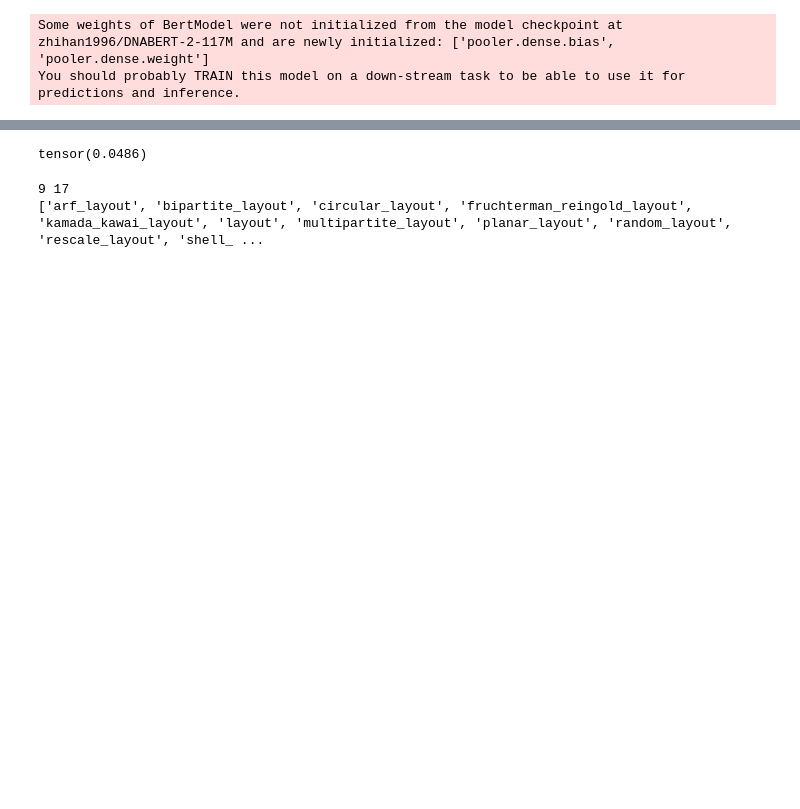
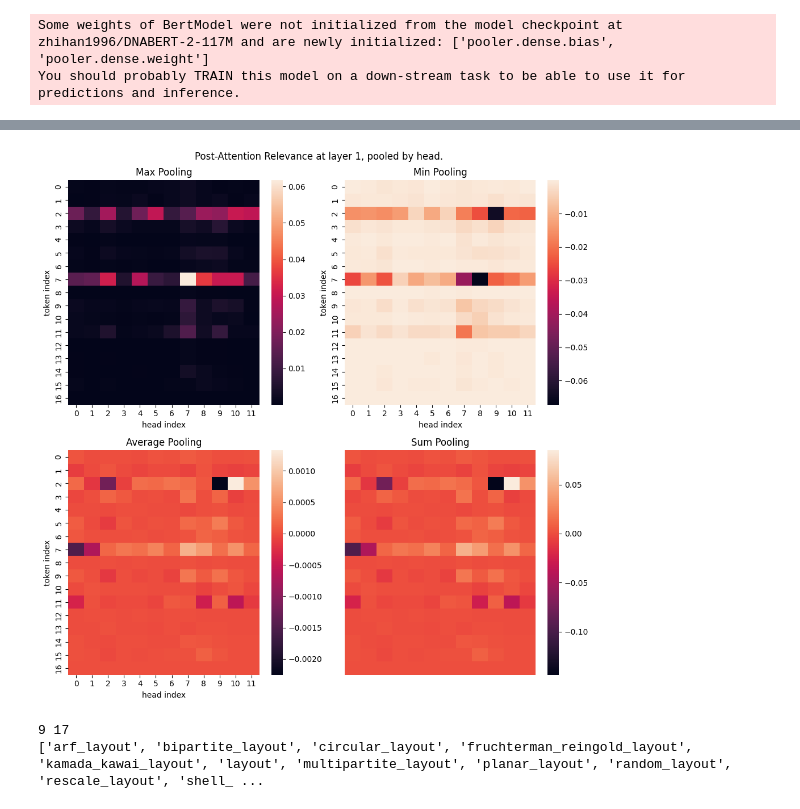
Before and after one commit to keeinlev/dynamicLRP, a Jupyter notebook: dnabert.ipynb, the cells around one changed output, grey strips where cells are left out. Drawn from its saved outputs; the diff is of its cells as text; code cells hidden in the pictures; blank space fills up the shorter version.

Commit message:
Added visualization code for LRP in notebook, extra cleanup and comments

```diff
--- a/dnabert.ipynb
+++ b/dnabert.ipynb
@@ -137,9 +137,8 @@ with torch.no_grad():
                     curnode_in_rel = agg_promises + curnode_in_rel
                 else:
                     curnode_in_rel = agg_promises
-
-            # print(pending_promise_inputs, complete_promise_inputs, tensor_inputs)
         else:
+            # In promise fulfillment mode, use the completed promise's rin for traversing curnode.
             curnode_in_rel = curnode.metadata["promise"]["rins"][curnode.metadata["promise_idx"]]
 
 
@@ -155,12 +154,10 @@ with torch.no_grad():
                     # If there is still pending promises at this node, try to complete them via the aggregate promise.
                     # In the case this completes and propagates relevance down, we will have to pick up from the tail nodes
                     # of the aggregate promise.
-                    print("doing manual child relationship and arg setting")
                     curnode_in_rel.children.append(pre_promise)
                     curnode_in_rel.setarg(pre_promise.arg1 + pre_promise.arg2)
                 else:
-                    print("doing manual rout setting and promise completion")
-                    # print(curnode_in_rel)
+                    # Manually set the rout and trigger the promise to finish the backward prop.
                     pre_promise.accumulate_rout(curnode_in_rel)
                     pre_promise.trigger_promise_completion()
 
@@ -195,9 +192,6 @@ with torch.no_grad():
         if len(children) == 0 or all(child is None for child in children):
             continue
         elif len(children) == 1:
-            # if isinstance(curnode_outputs, tuple):
-            #     curnode_outputs = [ curnode_outputs[0] ]
-            # else:
             curnode_outputs = [ curnode_outputs ]
 
         elif len(children) != len(curnode_outputs):
@@ -234,5 +228,7 @@ with torch.no_grad():
 
 end_time = time.time()
 print(f"took {end_time - start_time} seconds")
+# Sorted in desc because they are indexed in the order that we save them in (going backwards).
+checkpoints = sorted(checkpoints, key=lambda c: c.metadata["checkpoint_ind"], reverse=True)
 checkpoint_vals = [ checkpoint.metadata["checkpoint_relevance" ] for checkpoint in checkpoints ]
 # %% [output]
@@ -353,5 +256,43 @@ tensor(0.1020) tensor(0.0510)
 # %%
-checkpoint_vals[11].sum()
+# Visualizing relevance of attention mechanism
+import seaborn as sns
+import matplotlib.pyplot as plt
+from util import MinPool1d
+
+# Set this to which layer you want to see
+layer_ind = 1
+
+# Use pooling with kernel size and stride set to d_head = d_model / num_heads = 64 (for DNABERT2)
+max_pool = torch.nn.MaxPool1d(kernel_size=64, stride=64)
+min_pool = lambda x: -max_pool(-x)
+avg_pool = torch.nn.AvgPool1d(kernel_size=64, stride=64)
+sum_pool = torch.nn.LPPool1d(kernel_size=64, stride=64, norm_type=1)
+
+pools = {
+    "Max Pooling": max_pool,
+    "Min Pooling": min_pool,
+    "Average Pooling": avg_pool,
+    "Sum Pooling": sum_pool,
+}
+
+fig, axs = plt.subplots((len(pools) + 1) // 2, 2, figsize=(10,10))
+fig.subplots_adjust(top=1.0)
+
+for i, (pool_name, pool_layer) in enumerate(list(pools.items())):
+    # Make a heatmap for each type of pooling
+    checkpoint_output = pool_layer(torch.unsqueeze(checkpoint_vals[layer_ind], 0))
+    sns.heatmap(checkpoint_output.view((17, 12)), ax=axs[i // 2, i % 2])
+    axs[i // 2, i % 2].set_title(pool_name)
+    axs[i // 2, i % 2].set_xlabel("head index")
+    axs[i // 2, i % 2].set_ylabel("token index")
+
+# Remove overflow subplot
+if i < ((len(pools) + 1) // 2) * 2:
+    axs[i // 2, 1].set_axis_off()
+fig.suptitle(f"Post-Attention Relevance at layer {layer_ind}, pooled by head.")
+fig.tight_layout()
+
+plt.show()
 # %% [output]
-tensor(0.0486)
+[figure, added]
 # %%
```
Also changed, not shown: parts of 19 cells of this notebook, 5 other files.
